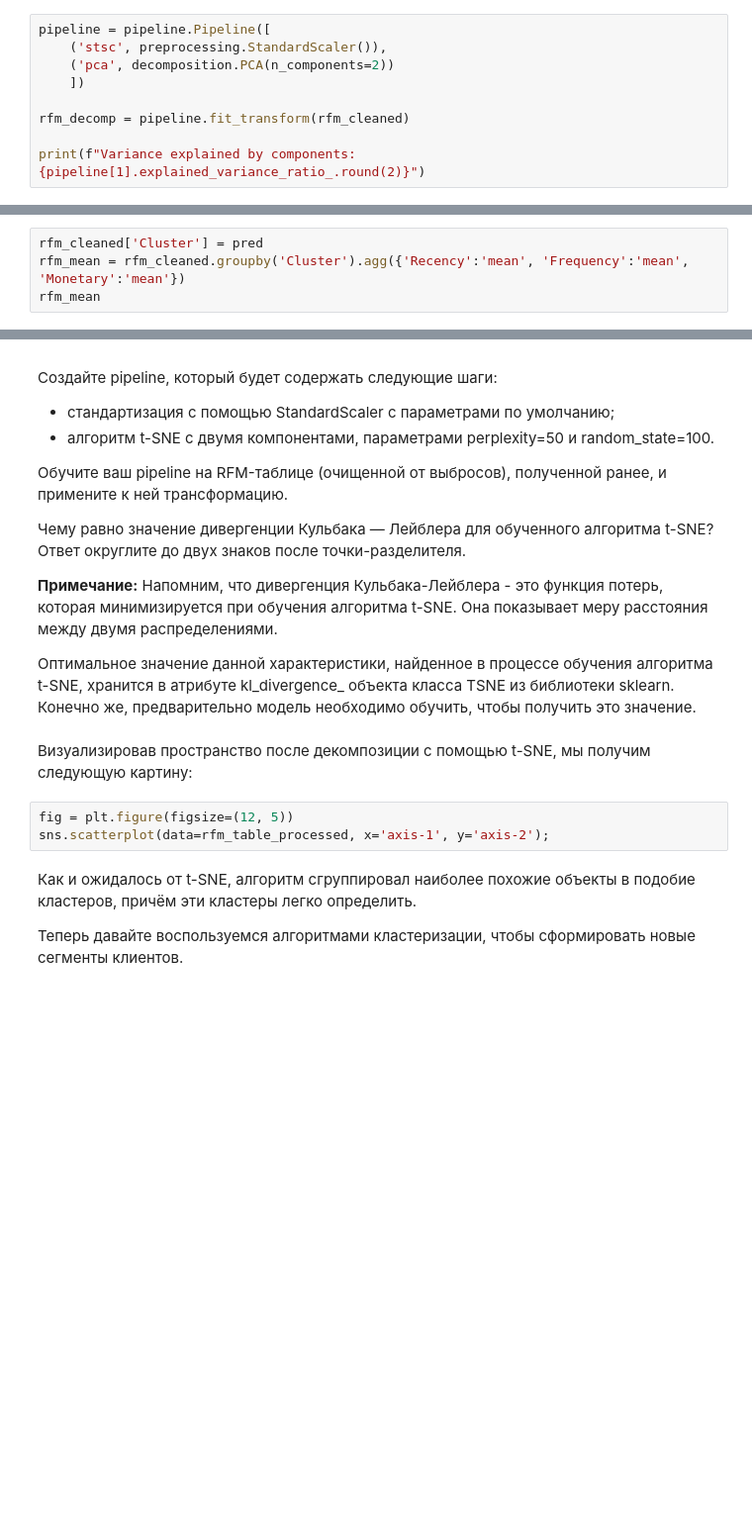
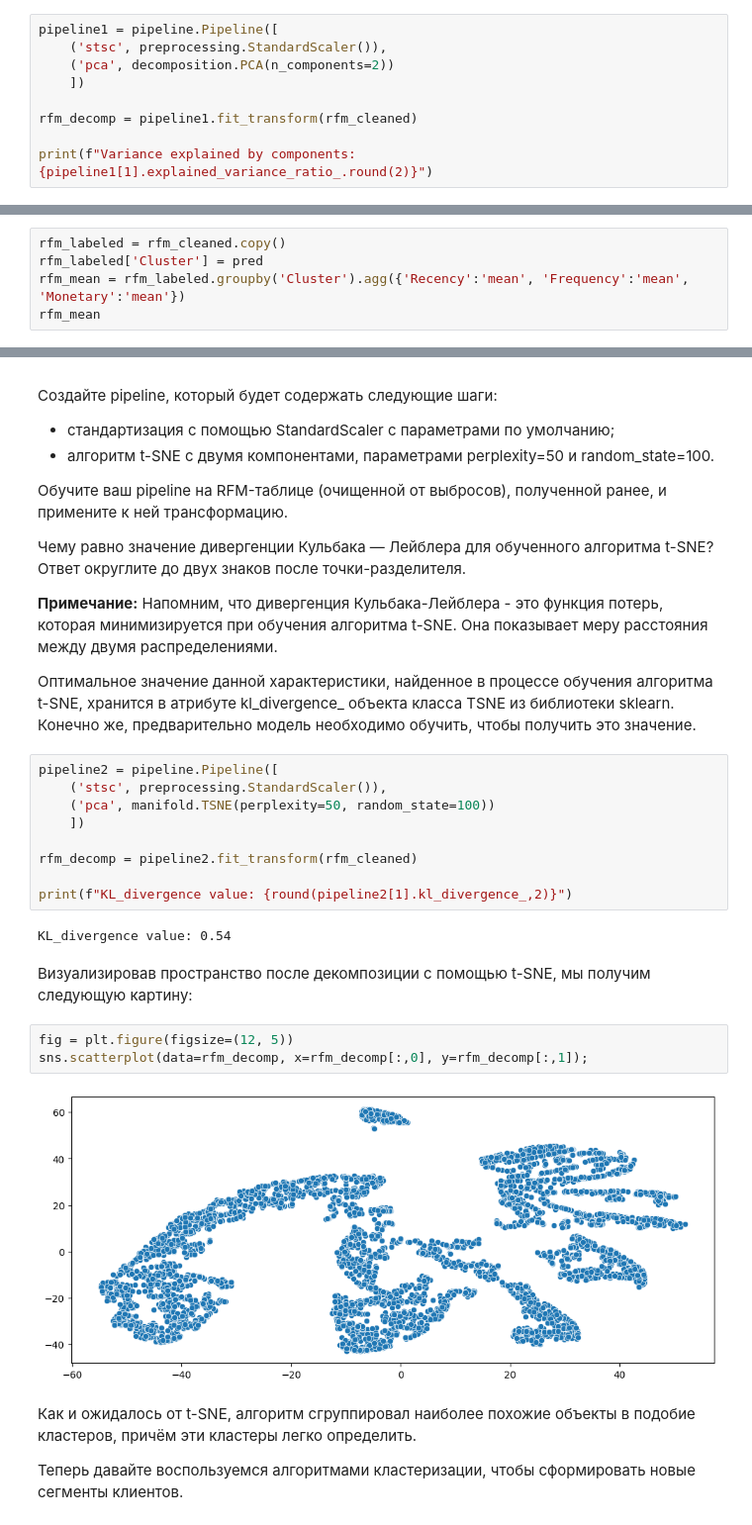
Before and after one commit to ssiarhei115/Shop-customers-segmentation, a Jupyter notebook: code.ipynb, the cells around one changed output, grey strips where cells are left out. Shown at 99% size. Saved outputs shown, nothing was run; the diff lists cells and outputs as text; blank space fills up the shorter version.

```diff
--- a/code.ipynb
+++ b/code.ipynb
@@ -698,14 +698,14 @@ ax.set_zlabel('Monetary');
 
 Какую долю дисперсии исходных данных объясняет первая главная компонента? Ответ округлите до двух знаков после точки-разделителя.
 # %%
-pipeline = pipeline.Pipeline([
+pipeline1 = pipeline.Pipeline([
     ('stsc', preprocessing.StandardScaler()),
     ('pca', decomposition.PCA(n_components=2))
     ])
 
-rfm_decomp = pipeline.fit_transform(rfm_cleaned)
+rfm_decomp = pipeline1.fit_transform(rfm_cleaned)
 
-print(f"Variance explained by components: {pipeline[1].explained_variance_ratio_.round(2)}")
+print(f"Variance explained by components: {pipeline1[1].explained_variance_ratio_.round(2)}")
 # %% [output]
 Variance explained by components: [0.68 0.24]
 # %% [markdown]
@@ -833,8 +833,9 @@ plt.legend(loc='lower right');
 
 Чему равно максимальное среднее значение признака Frequency в полученной таблице? Ответ округлите до целого числа.
 # %%
-rfm_cleaned['Cluster'] = pred
-rfm_mean = rfm_cleaned.groupby('Cluster').agg({'Recency':'mean', 'Frequency':'mean', 'Monetary':'mean'})
+rfm_labeled = rfm_cleaned.copy()
+rfm_labeled['Cluster'] = pred
+rfm_mean = rfm_labeled.groupby('Cluster').agg({'Recency':'mean', 'Frequency':'mean', 'Monetary':'mean'})
 rfm_mean
 # %% [output]
 |  | Recency | Frequency | Monetary |
@@ -929,11 +930,24 @@ plot_cluster_profile(rfm_mean,3)
 Напомним, что дивергенция Кульбака-Лейблера - это функция потерь, которая минимизируется при обучения алгоритма t-SNE. Она показывает меру расстояния между двумя распределениями.
 
 Оптимальное значение данной характеристики, найденное в процессе обучения алгоритма t-SNE, хранится в атрибуте kl_divergence_ объекта класса TSNE из библиотеки sklearn. Конечно же, предварительно модель необходимо обучить, чтобы получить это значение.
+# %%
+pipeline2 = pipeline.Pipeline([
+    ('stsc', preprocessing.StandardScaler()),
+    ('pca', manifold.TSNE(perplexity=50, random_state=100))
+    ])
+
+rfm_decomp = pipeline2.fit_transform(rfm_cleaned)
+
+print(f"KL_divergence value: {round(pipeline2[1].kl_divergence_,2)}")
+# %% [output]
+KL_divergence value: 0.54
 # %% [markdown]
 Визуализировав пространство после декомпозиции с помощью t-SNE, мы получим следующую картину:
 # %%
 fig = plt.figure(figsize=(12, 5))
-sns.scatterplot(data=rfm_table_processed, x='axis-1', y='axis-2');
+sns.scatterplot(data=rfm_decomp, x=rfm_decomp[:,0], y=rfm_decomp[:,1]);
+# %% [output]
+[figure, added]
 # %% [markdown]
 Как и ожидалось от t-SNE, алгоритм сгруппировал наиболее похожие объекты в подобие кластеров, причём эти кластеры легко определить.
 
```
Also changed, not shown: parts of 1 cell of this notebook.
